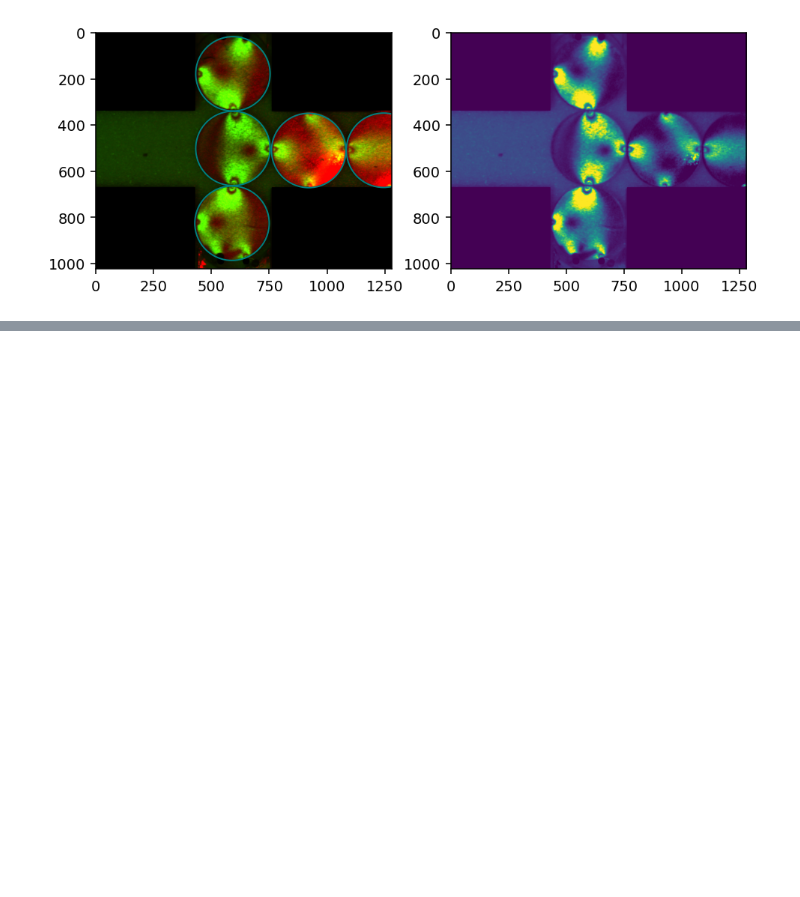
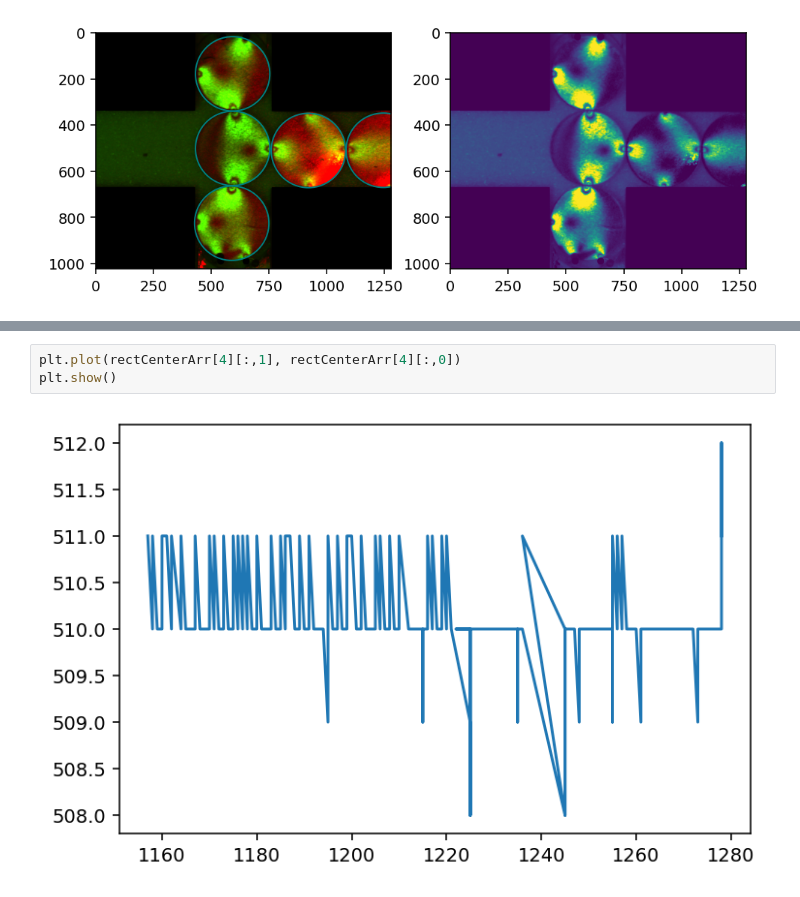
Before and after one commit to Jfeatherstone/SpaceJam, a Jupyter notebook: ForceSolving.ipynb, the cells around one changed output, grey strips where cells are left out. Saved outputs shown, nothing was run; the diff lists cells and outputs as text; blank space fills up the shorter version.

```diff
--- a/ForceSolving.ipynb
+++ b/ForceSolving.ipynb
@@ -329,0 +196,5 @@ plt.show()
+# %%
+plt.plot(rectCenterArr[4][:,1], rectCenterArr[4][:,0])
+plt.show()
+# %% [output]
+[figure, added]
```
Also changed, not shown: parts of 6 cells of this notebook, 8 other files.
